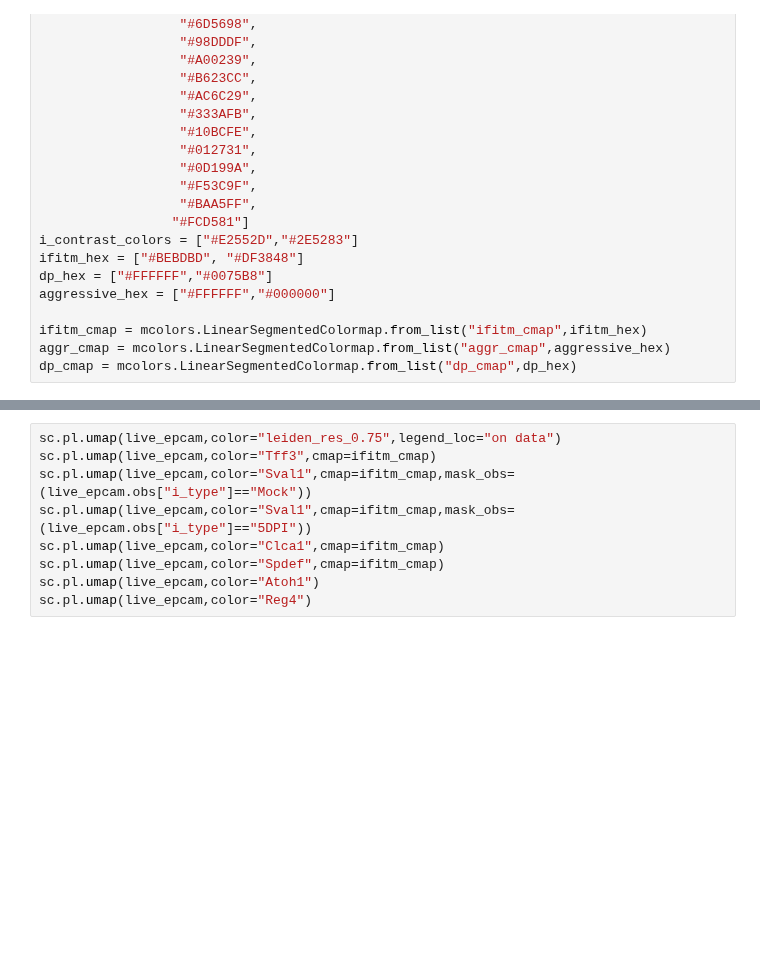
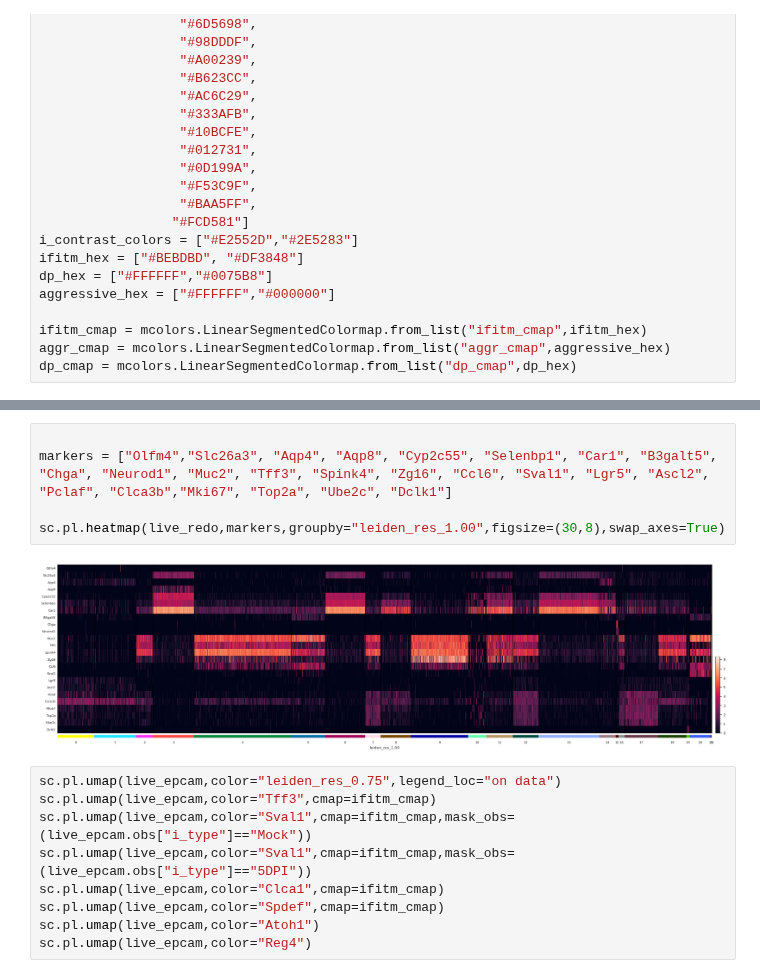
Before and after one commit to hvose-anschutz/viralogue-pipelines, a Jupyter notebook: scRNA-seq-pipeline/gsea_ora_workflow.ipynb, the cells around one changed output, grey strips where cells are left out. Saved outputs shown, nothing was run; the diff lists cells and outputs as text; blank space fills up the shorter version.

```diff
--- a/scRNA-seq-pipeline/gsea_ora_workflow.ipynb
+++ b/scRNA-seq-pipeline/gsea_ora_workflow.ipynb
@@ -197,3 +88,10 @@ sc.pl.rank_genes_groups_dotplot(
+# %%
+
+markers = ["Olfm4","Slc26a3", "Aqp4", "Aqp8", "Cyp2c55", "Selenbp1", "Car1", "B3galt5", "Chga", "Neurod1", "Muc2", "Tff3", "Spink4", "Zg16", "Ccl6", "Sval1", "Lgr5", "Ascl2", "Pclaf", "Clca3b","Mki67", "Top2a", "Ube2c", "Dclk1"]
+
+sc.pl.heatmap(live_redo,markers,groupby="leiden_res_1.00",figsize=(30,8),swap_axes=True)
+# %% [output]
+[figure, added]
 # %%
 sc.pl.umap(live_epcam,color="leiden_res_0.75",legend_loc="on data")
 sc.pl.umap(live_epcam,color="Tff3",cmap=ifitm_cmap)
```
Also changed, not shown: parts of 12 cells of this notebook, 4 other files.
